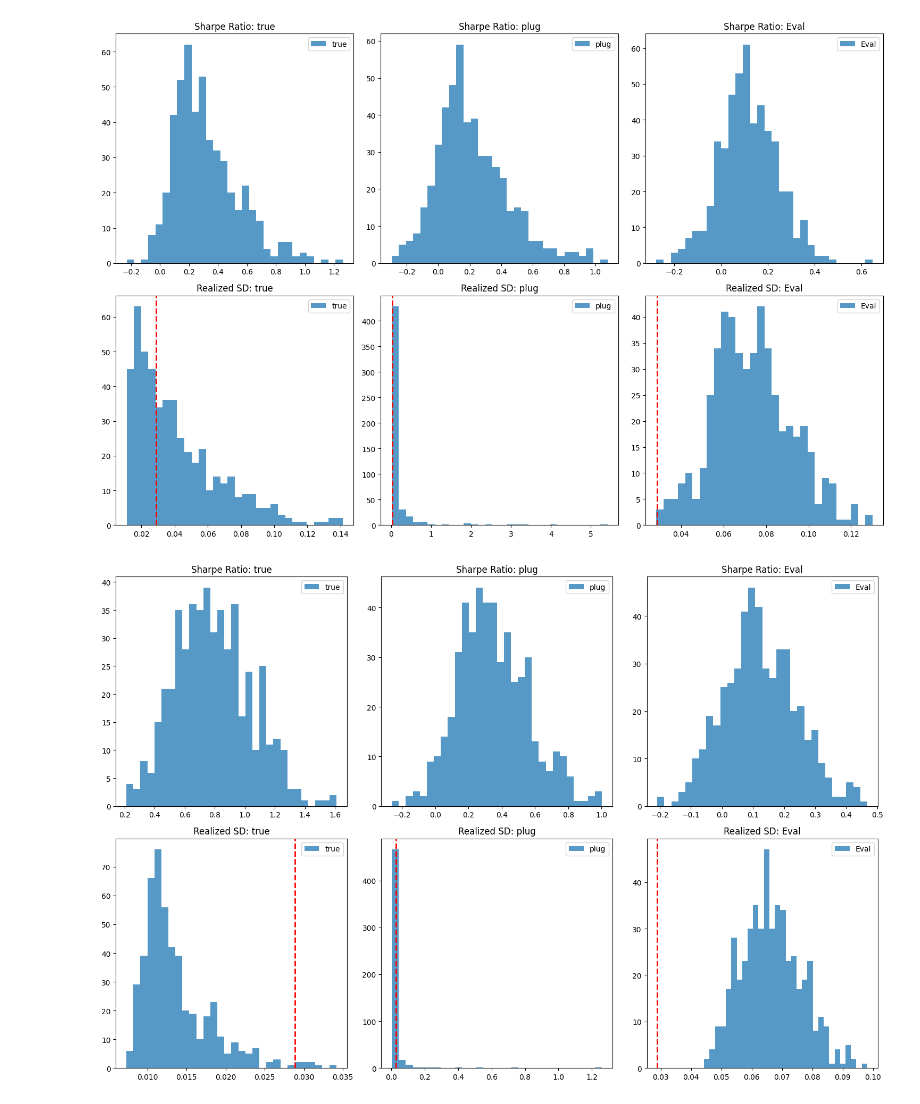
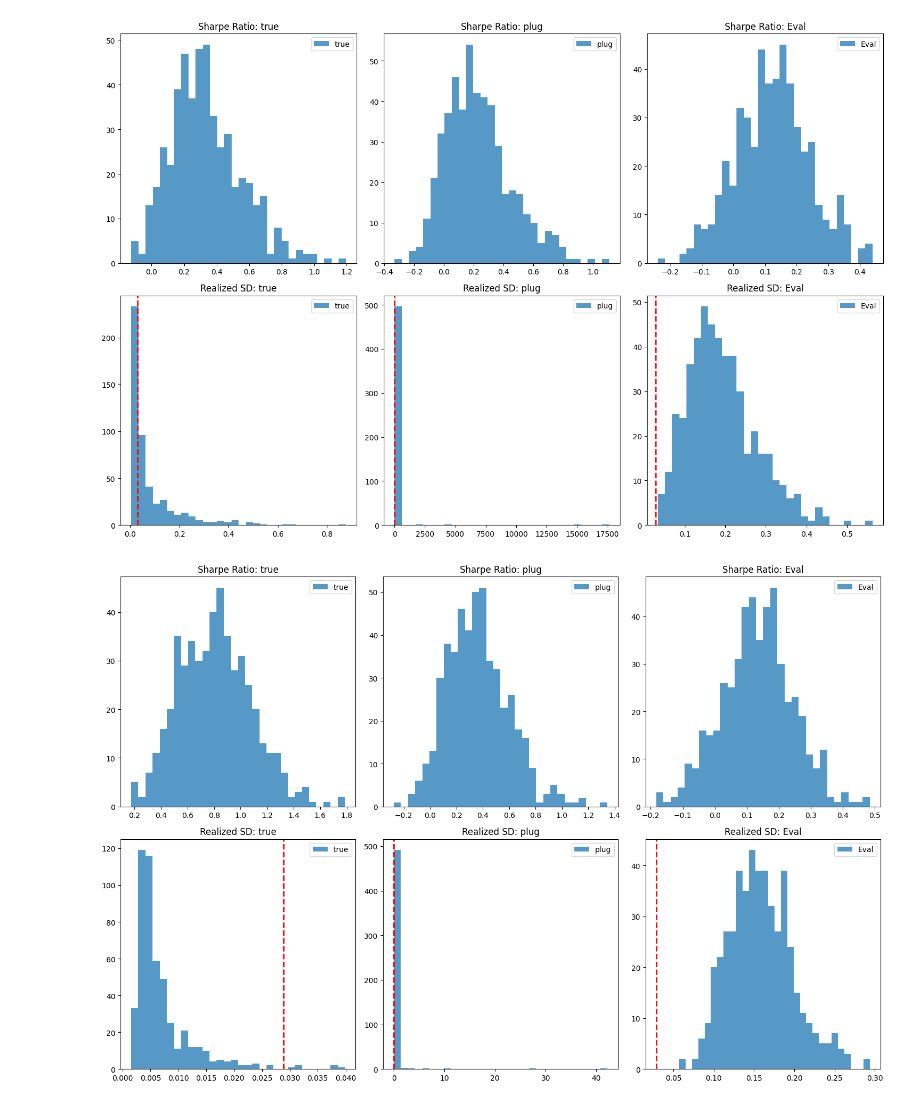
Before and after one commit to 2xra/asset-pricing-replications, a Jupyter notebook: assignment4.ipynb, the cells around one changed output. Cells and saved outputs as stored; diff of their text form; code cells hidden in the pictures.

```diff
--- a/assignment4.ipynb
+++ b/assignment4.ipynb
@@ -28,6 +28,7 @@ def generate_true_params_and_rets(N,lmu=lowermu, umu=uppermu, lsig=lowersigma, u
     Covariancemat = diagsig @ cov_matrix @ diagsig
     return np.random.multivariate_normal(mu,Covariancemat,t), mu, Covariancemat
 # %%
+#n=5
 Sharpes = {'true':[],"plug":[],'Eval':[]}
 stands = {'true':[],"plug":[],'Eval':[]}
 for x in range(sims):
@@ -38,9 +39,14 @@ for x in range(sims):
     true_weights = np.linalg.inv(Sigma) @ mu / (np.ones(n1).T @ np.linalg.inv(Sigma) @ mu)
     true_returns = returns_df @ true_weights
     true_sd = np.sqrt(true_weights.T @ Sigma @ true_weights)
-    true_sharpe = np.mean(true_returns[t1:]) / np.std(true_returns[t1:])
+    #change these lines
+    leverage = true_sd/targetsd
+    leveredreturns = true_returns*leverage
+    true_sharpe = np.mean(leveredreturns[t1:]) / np.std(leveredreturns[t1:])
+
+
     Sharpes['true'].append(true_sharpe)
-    stands['true'].append(true_sd)
+    stands['true'].append(np.std(leveredreturns[t1:]))
 
     # Plugin Estimator Portfolio
     historical_returns = returns_df.iloc[:t1]
@@ -48,39 +54,46 @@ for x in range(sims):
     Sigma_hat = historical_returns.cov()
     plugin_weights = np.linalg.inv(Sigma_hat) @ mu_hat / (np.ones(n1).T @ np.linalg.inv(Sigma_hat) @ mu_hat)
     plugin_returns = returns_df.iloc[t1:] @ plugin_weights
     plugin_sd = np.sqrt(plugin_weights.T @ Sigma_hat @ plugin_weights)
-    plugin_sharpe = np.mean(plugin_returns) / np.std(plugin_returns)
+    plugin_leverage = plugin_sd/targetsd
+    leverplugin_returns = plugin_returns*plugin_leverage
+    plugin_sharpe = np.mean(leverplugin_returns) / np.std(leverplugin_returns)
     Sharpes['plug'].append(plugin_sharpe)
-    stands['plug'].append(plugin_sd)
+
+    stands['plug'].append(np.std(leverplugin_returns))
 
     # Equally-Weighted Portfolio
     equal_weights = np.ones(n1) / n1
     equal_returns = returns_df.iloc[t1:] @ equal_weights
     equal_sd = np.sqrt(equal_weights.T @ Sigma_hat @ equal_weights)
-    equal_sharpe = np.mean(equal_returns) / np.std(equal_returns)
+    equalleverage = np.std(equal_returns)/targetsd
+    leverequalret = equal_returns*equalleverage
+    equal_sharpe = np.mean(leverequalret) / np.std(leverequalret)
     Sharpes['Eval'].append(equal_sharpe)
-    stands['Eval'].append(equal_sd)
+    stands['Eval'].append(np.std(leverequalret))
 
 fig, axs = plt.subplots(2, 3, figsize=(15, 10))
 
 # Sharpe
 for i, strategy in enumerate(Sharpes):
     axs[0, i].hist(Sharpes[strategy], bins=30, alpha=0.75, label=strategy)
     axs[0, i].set_title(f'Sharpe Ratio: {strategy}')
     axs[0, i].legend()
 
 # Realized Standard Deviations
 for i, strategy in enumerate(stands):
     axs[1, i].hist(stands[strategy], bins=30, alpha=0.75, label=strategy)
     axs[1, i].axvline(targetsd, color='r', linestyle='dashed', linewidth=2)
     axs[1, i].set_title(f'Realized SD: {strategy}')
     axs[1, i].legend()
 
 plt.tight_layout()
 plt.show()
+plt.close()
 # %% [output]
-[figure, old version]
+[figure, new version]
 # %%
+#n=25
 Sharpes = {'true':[],"plug":[],'Eval':[]}
 stands = {'true':[],"plug":[],'Eval':[]}
 for x in range(sims):
@@ -91,9 +104,14 @@ for x in range(sims):
     true_weights = np.linalg.inv(Sigma) @ mu / (np.ones(n2).T @ np.linalg.inv(Sigma) @ mu)
     true_returns = returns_df @ true_weights
     true_sd = np.sqrt(true_weights.T @ Sigma @ true_weights)
-    true_sharpe = np.mean(true_returns[t1:]) / np.std(true_returns[t1:])
+    #change these lines
+    leverage = true_sd/targetsd
+    leveredreturns = true_returns*leverage
+    true_sharpe = np.mean(leveredreturns[t1:]) / np.std(leveredreturns[t1:])
+
+
     Sharpes['true'].append(true_sharpe)
-    stands['true'].append(true_sd)
+    stands['true'].append(np.std(leveredreturns[t1:]))
 
     # Plugin Estimator Portfolio
     historical_returns = returns_df.iloc[:t1]
@@ -102,17 +120,22 @@ for x in range(sims):
     plugin_weights = np.linalg.inv(Sigma_hat) @ mu_hat / (np.ones(n2).T @ np.linalg.inv(Sigma_hat) @ mu_hat)
     plugin_returns = returns_df.iloc[t1:] @ plugin_weights
     plugin_sd = np.sqrt(plugin_weights.T @ Sigma_hat @ plugin_weights)
-    plugin_sharpe = np.mean(plugin_returns) / np.std(plugin_returns)
+    plugin_leverage = plugin_sd/targetsd
+    leverplugin_returns = plugin_returns*plugin_leverage
+    plugin_sharpe = np.mean(leverplugin_returns) / np.std(leverplugin_returns)
     Sharpes['plug'].append(plugin_sharpe)
-    stands['plug'].append(plugin_sd)
+
+    stands['plug'].append(np.std(leverplugin_returns))
 
     # Equally-Weighted Portfolio
     equal_weights = np.ones(n2) / n2
     equal_returns = returns_df.iloc[t1:] @ equal_weights
     equal_sd = np.sqrt(equal_weights.T @ Sigma_hat @ equal_weights)
-    equal_sharpe = np.mean(equal_returns) / np.std(equal_returns)
+    equalleverage = np.std(equal_returns)/targetsd
+    leverequalret = equal_returns*equalleverage
+    equal_sharpe = np.mean(leverequalret) / np.std(leverequalret)
     Sharpes['Eval'].append(equal_sharpe)
-    stands['Eval'].append(equal_sd)
+    stands['Eval'].append(np.std(leverequalret))
 
 fig, axs = plt.subplots(2, 3, figsize=(15, 10))
 
@@ -131,6 +154,7 @@ for i, strategy in enumerate(stands):
 
 plt.tight_layout()
 plt.show()
+plt.close()
 # %% [output]
-[figure, old version]
+[figure, new version]
 # %%
```
Also changed, not shown: parts of 1 cell of this notebook.
